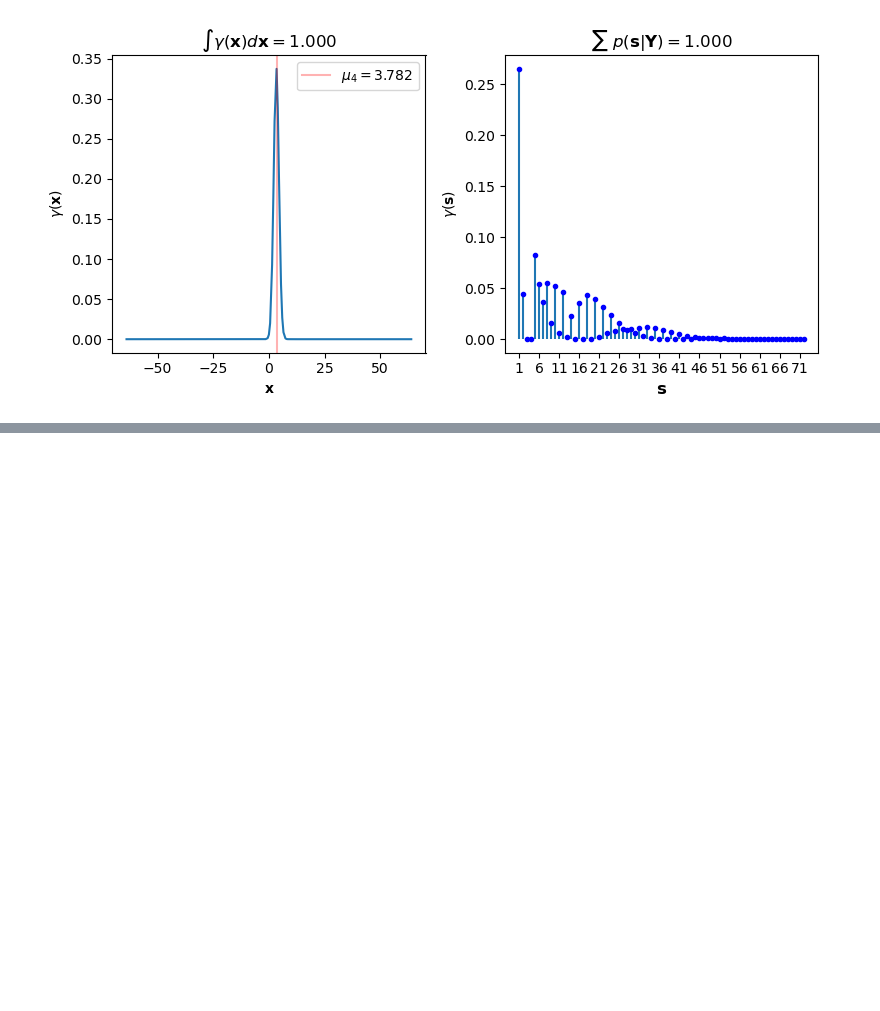
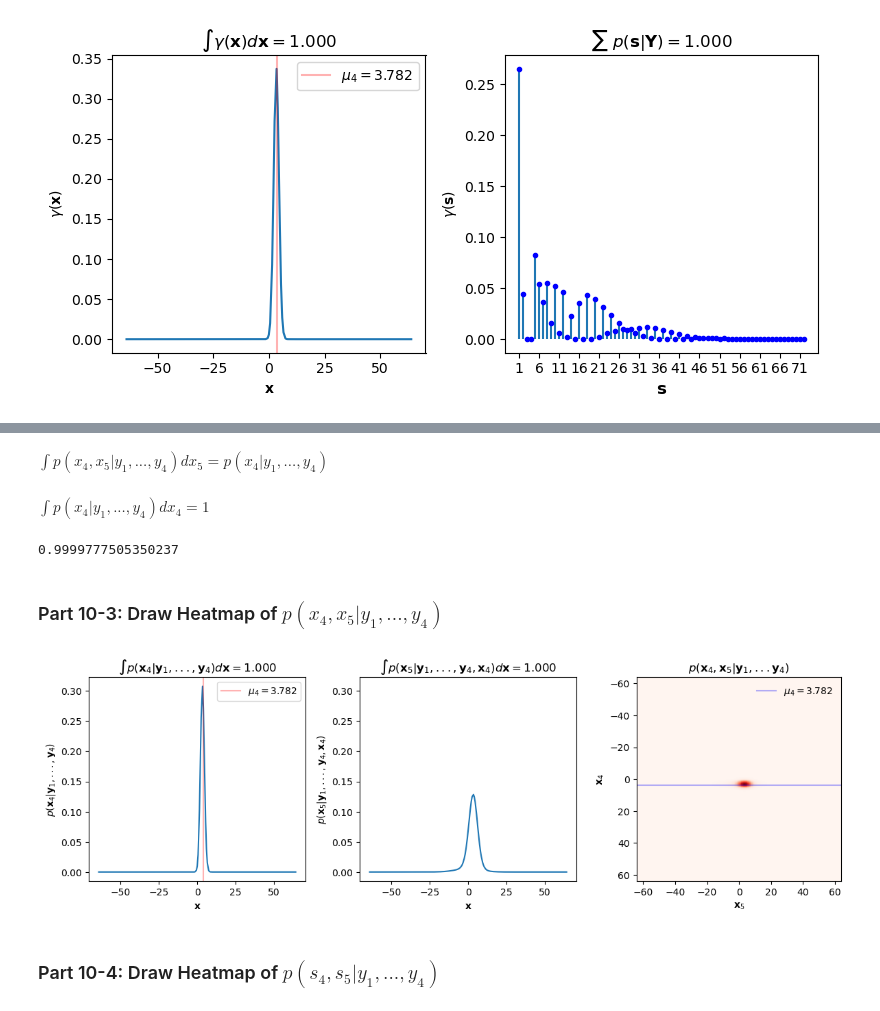
Before and after one commit to yizaochen/md_pisl, a Jupyter notebook: notebooks/diffusion_coefficient/eigenspace_graphical_EM_A_0.ipynb, the cells around one changed output, grey strips where cells are left out. Drawn from its saved outputs; the diff is of its cells as text; code cells hidden in the pictures; blank space fills up the shorter version.

```diff
--- a/notebooks/diffusion_coefficient/eigenspace_graphical_EM_A_0.ipynb
+++ b/notebooks/diffusion_coefficient/eigenspace_graphical_EM_A_0.ipynb
@@ -219,0 +204,8 @@ alpha_hat_edt[1] = sign(alpha_hat_edt[1]) * sqrt(1 - sum((alpha_hat_edt[2:end]).
+# %%
+expLQDT = exp.(-(D_guess * eigenvalues_prime) .* save_freq);
+alpha_hat_4 = alpha_mat[:,4]
+alpha_hat_4_edt = expLQDT .* alpha_hat_4
+alpha_hat_4_edt[1] = sign(alpha_hat_4_edt[1]) * sqrt(1 - sum((alpha_hat_4_edt[2:end]).^2));
+# %%
+alpha_hat_4_x_square = proj_vector_from_eigenspace_to_xspace(eigenvect_mat_prime, alpha_hat_4) .^ 2
+alpha_hat_4_edt_x_square = proj_vector_from_eigenspace_to_xspace(eigenvect_mat_prime, alpha_hat_4_edt) .^ 2;
@@ -219,0 +214,8 @@ alpha_hat_edt[1] = sign(alpha_hat_edt[1]) * sqrt(1 - sum((alpha_hat_edt[2:end]).
+# %%
+col_vec = zeros(N,1)
+row_vec = zeros(1,N)
+col_vec[:,1] = alpha_hat_4_x_square
+row_vec[1,:] = alpha_hat_4_edt_x_square
+p_x4_x5_mat = col_vec * row_vec;
+# %% [markdown]
+$\int p(x_4,x_5|y_1,...,y_4) d x_5 = p(x_4|y_1,...,y_4)$
@@ -220 +227,48 @@ alpha_hat_edt[1] = sign(alpha_hat_edt[1]) * sqrt(1 - sum((alpha_hat_edt[2:end]).
+# %% [markdown]
+$\int p(x_4|y_1,...,y_4) d x_4= 1$
+# %%
+sum(w0 .* p_x4_marginal_vec)
+# %% [output]
+0.9999777505350237
+# %% [markdown]
+### Part 10-3: Draw Heatmap of $p(x_4,x_5|y_1,...,y_4)$
+# %%
+fig, axes = plt.subplots(ncols=3, nrows=1, figsize=(12,4))
+
+ax = axes[1]
+ax.plot(xref, alpha_hat_4_x_square)
+label = @sprintf "\$ \\mu_{%d}=%.3f\$" 4 y_record[4]
+ax.axvline(y_record[4], color="red", label=label, alpha=0.3)
+ax.set_ylabel("\$p(\\mathbf{x}_4|\\mathbf{y}_1,...,\\mathbf{y}_4)\$")
+ax.set_xlabel("\$\\mathbf{x}\$")
+title = @sprintf "\$ \\int p(\\mathbf{x}_4|\\mathbf{y}_1,...,\\mathbf{y}_4) d\\mathbf{x}=%.3f \$" sum(alpha_hat_4_x_square .* w0)
+ax.set_title(title)
+ax.legend()
+ylims = ax.get_ylim()
+
+ax = axes[2]
+ax.plot(xref, alpha_hat_4_edt_x_square)
+ax.set_ylabel("\$p(\\mathbf{x}_5|\\mathbf{y}_1,...,\\mathbf{y}_4,\\mathbf{x}_4)\$")
+ax.set_xlabel("\$\\mathbf{x}\$")
+title = @sprintf "\$ \\int p(\\mathbf{x}_5|\\mathbf{y}_1,...,\\mathbf{y}_4,\\mathbf{x}_4) d\\mathbf{x}=%.3f \$" sum(alpha_hat_4_edt_x_square .* w0)
+ax.set_title(title)
+ax.set_ylim(ylims)
+
+ax = axes[3]
+im = ax.imshow(p_x4_x5_mat, cmap="Reds", extent=(-64,64,64,-64))
+ax.set_xlabel("\$\\mathbf{x}_5\$")
+ax.set_ylabel("\$\\mathbf{x}_4\$")
+title = "\$p(\\mathbf{x}_4, \\mathbf{x}_5| \\mathbf{y}_1,...\\mathbf{y}_4)\$"
+ax.set_title(title)
+label = @sprintf "\$ \\mu_{%d}=%.3f\$" 4 y_record[4]
+ax.axhline(y_record[4], color="blue", label=label, alpha=0.3)
+ax.legend(frameon=false)
+
+plt.tight_layout()
+#plt.savefig("/home/ytcdata/em_theory/Pictures/ch8/p_x4_x5_given_y1toy4.pdf")
+plt.show()
+# %% [output]
+[figure, added]
+# %% [markdown]
+### Part 10-4: Draw Heatmap of $p(s_4,s_5|y_1,...,y_4)$
 # %%
```
Also changed, not shown: parts of 25 cells of this notebook.
